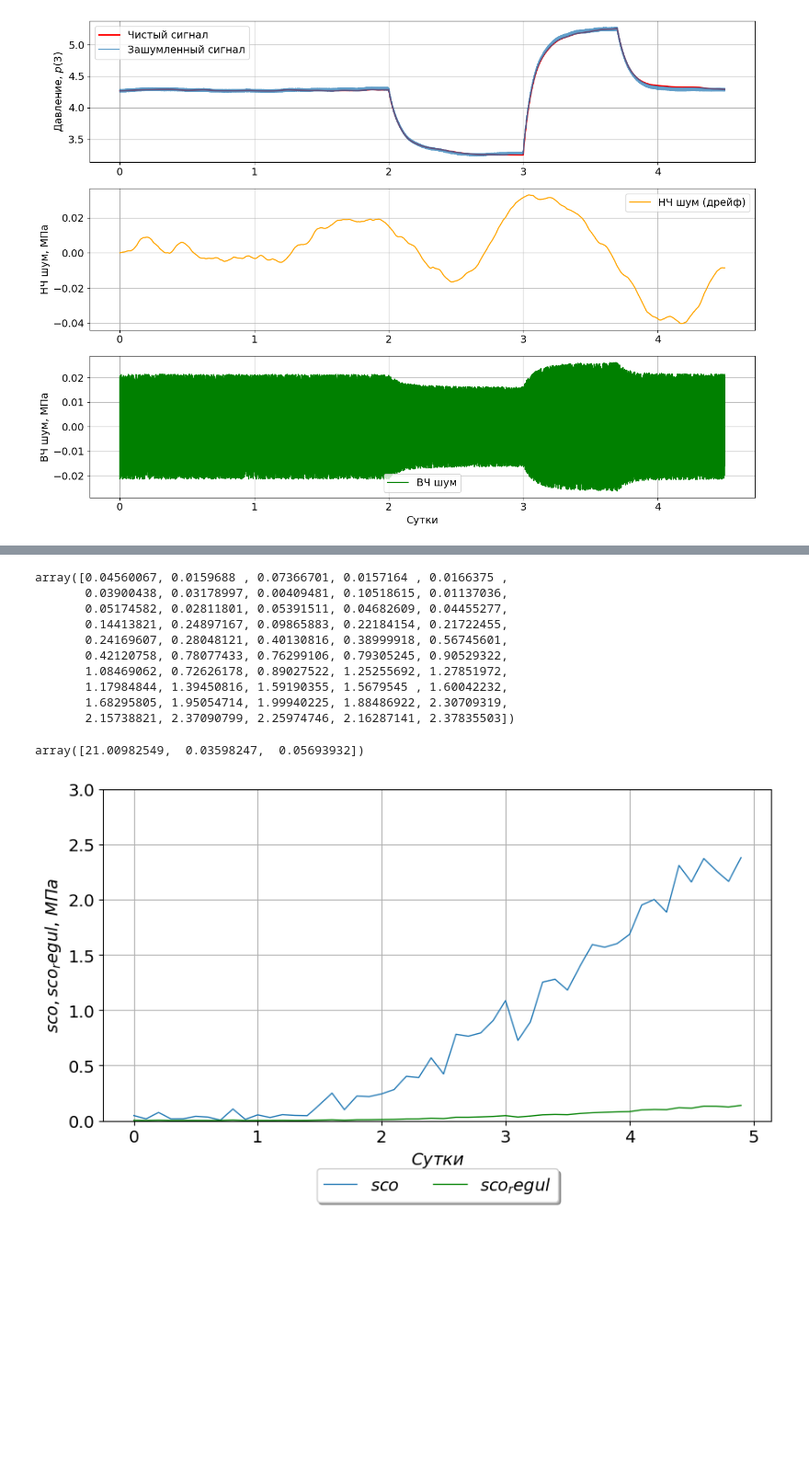
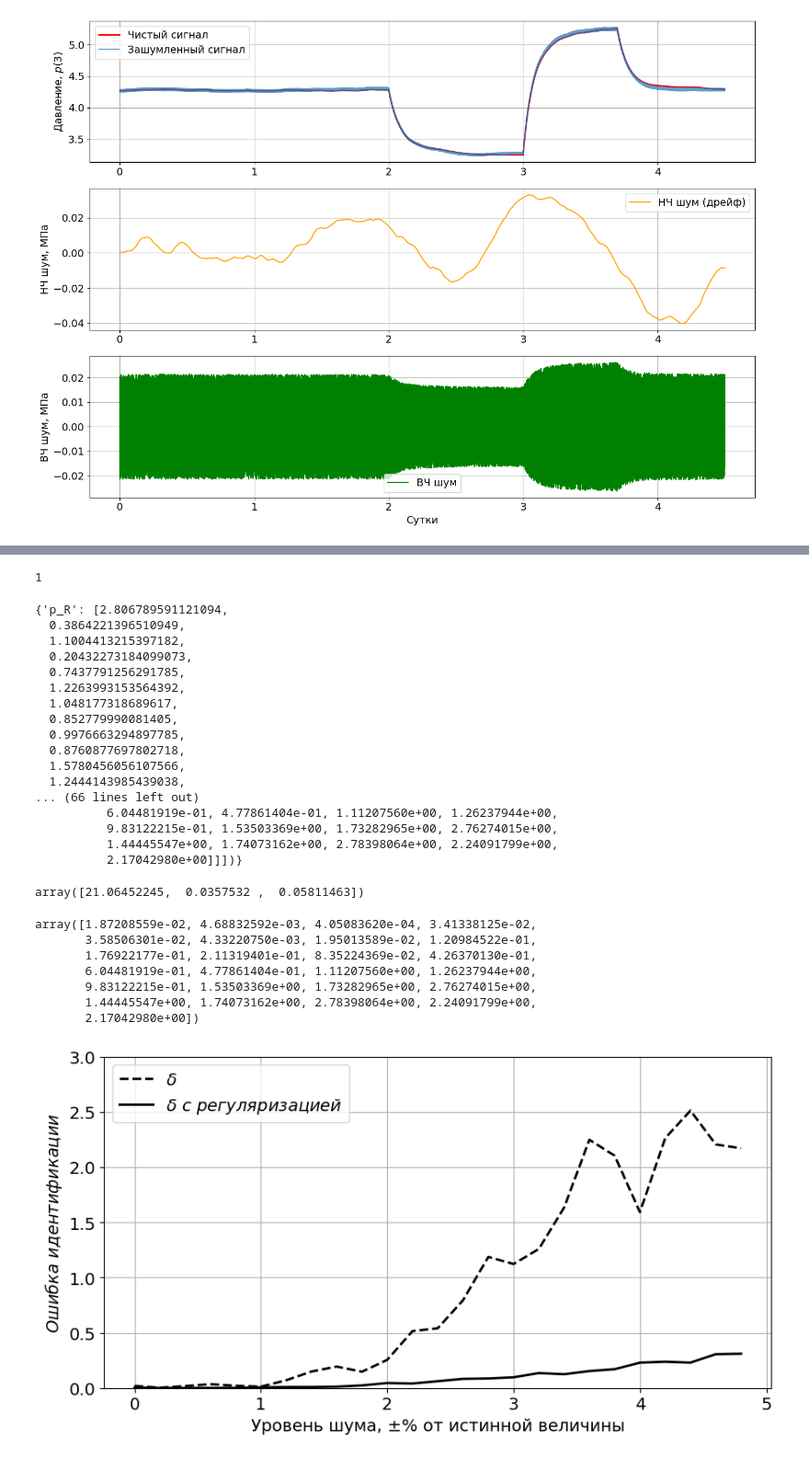
Before and after one commit to IANovoselov/well, a Jupyter notebook: well.ipynb, the cells around one changed output, grey strips where cells are left out. Shown at 92% size. Drawn from its saved outputs; the diff is of its cells as text; code cells hidden in the pictures; blank space fills up the shorter version.

```diff
--- a/well.ipynb
+++ b/well.ipynb
@@ -572,7 +573,7 @@ def build_plot(x: pd.Series, data: list[tuple[PlotData]], title: str, y_scale: O
     _ax.spines.right.set_position(("axes", 1.15))
 
   plots = []
-  xlabel="$Сутки$"
+  xlabel=r'Уровень шума, ±% от истинной величины'
 
   # Построить графики
   for ax_index in range(len(data)):
@@ -595,7 +596,8 @@ def build_plot(x: pd.Series, data: list[tuple[PlotData]], title: str, y_scale: O
     min_limit = y_scale[ax_index].min if y_scale[ax_index].min is not None else min(mins) * 0.9
     max_limit = y_scale[ax_index].max if y_scale[ax_index].max is not None else max(maxes) * 1.1
 
-    y_label = f"${', '.join([plot_data.label for plot_data in data[ax_index]])}$"
+    y_label = f"${', '.join([plot_data.label for plot_data in data[ax_index] if plot_data.label])}$"
+    y_label = '$Ошибка\\ идентификации$'
     if mu:
       y_label += ', '
       y_label += mu
@@ -606,8 +608,9 @@ def build_plot(x: pd.Series, data: list[tuple[PlotData]], title: str, y_scale: O
 
   plt.title(title)
 
-  ax.legend(loc='upper center', bbox_to_anchor=(0.5, -0.12),
-            fancybox=True, shadow=True, ncol=5, handles=plots)
+  ax.legend()
+  #ax.legend(loc='upper center', bbox_to_anchor=(0.5, -0.12),
+  #          fancybox=True, shadow=True, ncol=5, handles=plots)
   ax.grid()
   plt.show()
 # %%
@@ -803,4 +806,5 @@ def add_noise(clean_data,
 # %%
 meter = Meter()
 meter.noise_enable = True
-ident_dt, ident_k, df_ident = meter.measure(df, quant_step=0.01, denominator = 20)
+meter.noise_amplitude = 0.02
+ident_dt, ident_k, df_ident = meter.measure(df, quant_step=None, denominator = 50)
@@ -1003,7 +1009,7 @@ denominator_list = np.arange(1, 51, 2)
 quant_step_list = [None]
 denominator_list = [20]
 
-noise_list = np.arange(0, 5, 0.1)
+noise_list = np.arange(0, 5, 0.2)
 
 denominator_list_minutes = [rec * dt * 24 * 60 for rec in denominator_list]
 # %%
@@ -1025,7 +1031,7 @@ res_regul = {'p_R': [],
 meter = Meter()
 meter.noise_enable = True
 
-for experiment_num in range(1, 50):
+for experiment_num in range(1, 2):
   for i, quant_step in enumerate(quant_step_list):
     for j, denominator in enumerate(denominator_list):
       for k, noise in enumerate(noise_list):
@@ -1038,17 +1044,45 @@ for experiment_num in range(1, 50):
 
         b = identificate(calc_df, ident_k)
 
-        s_times = [(0.5, 0.9), (1.1, 1.6)]
+        s_times = [(1, 1.8)]
         s_q_t, s_p_t, m2, k_s = get_static_data(calc_df, ident_k, denominator, s_times)
         b_regul = identificate_regul(calc_df, ident_k, denominator, well.reservoir.v_r, list(s_q_t), list(s_p_t), m2, k_s).T[0]
 
         res['p_R'].append(calc_error(well.reservoir.p_R , b[0]))
         res['r_1'].append(calc_error(well.reservoir.r_1 , b[1]))
         res['r_2'].append(calc_error(well.reservoir.r_2 , b[2]))
-        res['sco'][i, j, k] = ((calc_sco(b[0] , b[1], b[2], well.reservoir)) + res['sco'][i, j, k])/2
+        res['sco'][i, j, k] = ((calc_sco(b[0] , b[1], b[2], well.reservoir)) + res['sco'][i, j, k])/(1 if experiment_num == 1 else 2)
 
 
         res_regul['p_R'].append(calc_error(well.reservoir.p_R , b_regul[0]))
         res_regul['r_1'].append(calc_error(well.reservoir.r_1 , b_regul[1]))
         res_regul['r_2'].append(calc_error(well.reservoir.r_2 , b_regul[2]))
-        res_regul['sco'][i, j, k] = ((calc_sco(b_regul[0] , b_regul[1], b_regul[2], well.reservoir)) + res_regul['sco'][i, j, k]) / 2
+        res_regul['sco'][i, j, k] = ((calc_sco(b_regul[0] , b_regul[1], b_regul[2], well.reservoir)) + res_regul['sco'][i, j, k]) / (1 if experiment_num == 1 else 2)
+
+  print(experiment_num)
+# %% [output]
+1
+# %%
+res
+# %% [output]
+{'p_R': [2.806789591121094,
+  0.3864221396510949,
+  1.1004413215397182,
+  0.20432273184099073,
+  0.7437791256291785,
+  1.2263993153564392,
+  1.048177318689617,
+  0.852779990081405,
+  0.9976663294897785,
+  0.8760877697802718,
+  1.5780456056107566,
+  1.2444143985439038,
+... (66 lines left out)
+          6.04481919e-01, 4.77861404e-01, 1.11207560e+00, 1.26237944e+00,
+          9.83122215e-01, 1.53503369e+00, 1.73282965e+00, 2.76274015e+00,
+          1.44445547e+00, 1.74073162e+00, 2.78398064e+00, 2.24091799e+00,
+          2.17042980e+00]]])}
+# %%
+b
+# %% [output]
+array([21.06452245,  0.0357532 ,  0.05811463])
@@ -1055,31 +1091,24 @@ for experiment_num in range(1, 50):
 # %%
 res['sco'][0,0]
 # %% [output]
-array([0.04560067, 0.0159688 , 0.07366701, 0.0157164 , 0.0166375 ,
-       0.03900438, 0.03178997, 0.00409481, 0.10518615, 0.01137036,
-       0.05174582, 0.02811801, 0.05391511, 0.04682609, 0.04455277,
-       0.14413821, 0.24897167, 0.09865883, 0.22184154, 0.21722455,
-       0.24169607, 0.28048121, 0.40130816, 0.38999918, 0.56745601,
-       0.42120758, 0.78077433, 0.76299106, 0.79305245, 0.90529322,
-       1.08469062, 0.72626178, 0.89027522, 1.25255692, 1.27851972,
-       1.17984844, 1.39450816, 1.59190355, 1.5679545 , 1.60042232,
-       1.68295805, 1.95054714, 1.99940225, 1.88486922, 2.30709319,
-       2.15738821, 2.37090799, 2.25974746, 2.16287141, 2.37835503])
+array([1.87208559e-02, 4.68832592e-03, 4.05083620e-04, 3.41338125e-02,
+       3.58506301e-02, 4.33220750e-03, 1.95013589e-02, 1.20984522e-01,
+       1.76922177e-01, 2.11319401e-01, 8.35224369e-02, 4.26370130e-01,
+       6.04481919e-01, 4.77861404e-01, 1.11207560e+00, 1.26237944e+00,
+       9.83122215e-01, 1.53503369e+00, 1.73282965e+00, 2.76274015e+00,
+       1.44445547e+00, 1.74073162e+00, 2.78398064e+00, 2.24091799e+00,
+       2.17042980e+00])
-# %%
-b
-# %% [output]
-array([21.00982549,  0.03598247,  0.05693932])
 # %%
 plot_data = [
-             (PlotData(res['sco'][0,0], '', 1, 'sco'),
-              PlotData(res_regul['sco'][0,0], 'g', 1, 'sco_regul'),
+             (PlotData(savgol_filter(res['sco'][0,0], 2, 1), 'k--', 2, '\delta'),
+              PlotData(res_regul['sco'][0,0], 'k', 2, '\delta\\ с\\ регуляризацией'),
               ),
 
             ]
 
-build_plot(noise_list, plot_data, None, y_scale = [Scale(min=0, max=3)], mu='$МПа$')
+build_plot(noise_list, plot_data, None, y_scale = [Scale(min=0, max=3)], mu='')
 # %% [output]
-[figure, old version]
+[figure, new version]
 # %%
 #from scipy.ndimage import gaussian_filter
 #mse = res['sco']
```
Also changed, not shown: parts of 16 cells of this notebook.
